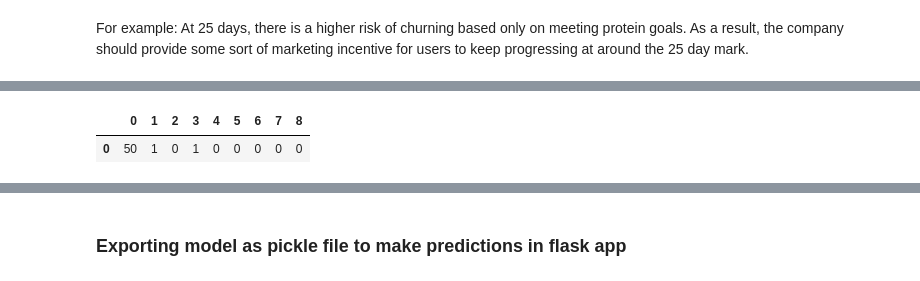
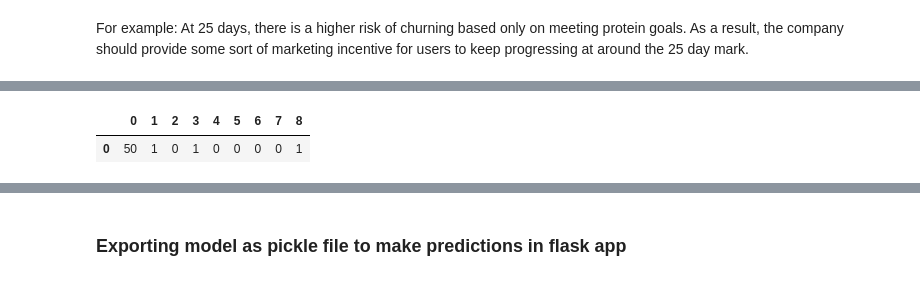
Before and after one commit to rokaandy/mfp-nutrition-survival-analysis, a Jupyter notebook: nutrition.ipynb, the cells around one changed output, grey strips where cells are left out. Cells and saved outputs as stored; diff of their text form; code cells hidden in the pictures.

```diff
--- a/nutrition.ipynb
+++ b/nutrition.ipynb
@@ -631,10 +515,10 @@ X_train.head()
 # %%
-m = np.array((50, 1, 0, 1, 0, 0, 0, 0, 0))
-m_df = pd.DataFrame(m).T
-m_df
+p = np.array((50, 1, 0, 1, 0, 0, 0, 0, 1))
+p_df = pd.DataFrame(p).T
+p_df
 # %% [output]
 |  | 0 | 1 | 2 | 3 | 4 | 5 | 6 | 7 | 8 |
-| 0 | 50 | 1 | 0 | 1 | 0 | 0 | 0 | 0 | 0 |
+| 0 | 50 | 1 | 0 | 1 | 0 | 0 | 0 | 0 | 1 |
 # %%
 loreg.predict_proba(m_df)
 # %% [output]
```
Also changed, not shown: parts of 92 cells of this notebook, 6 other files.
